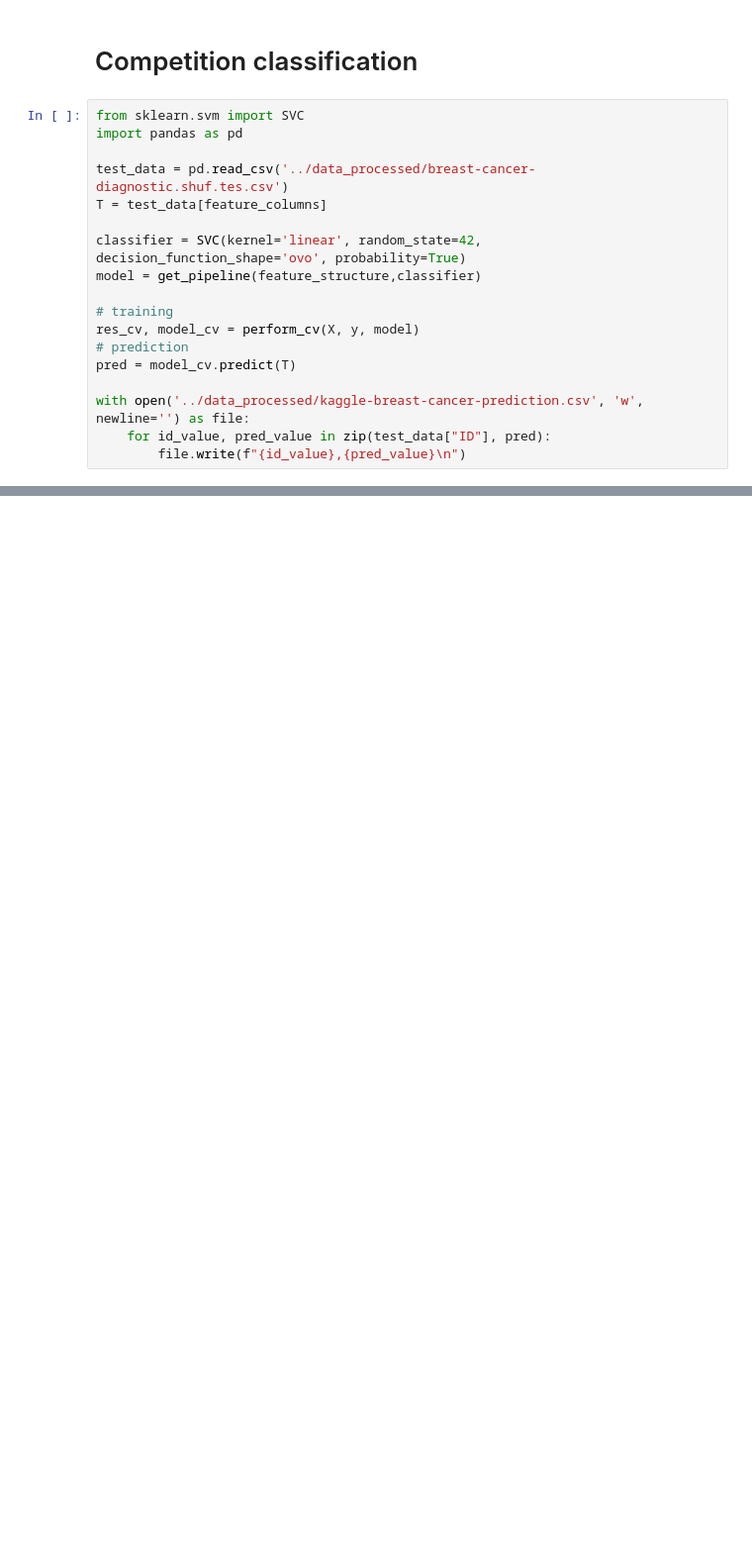
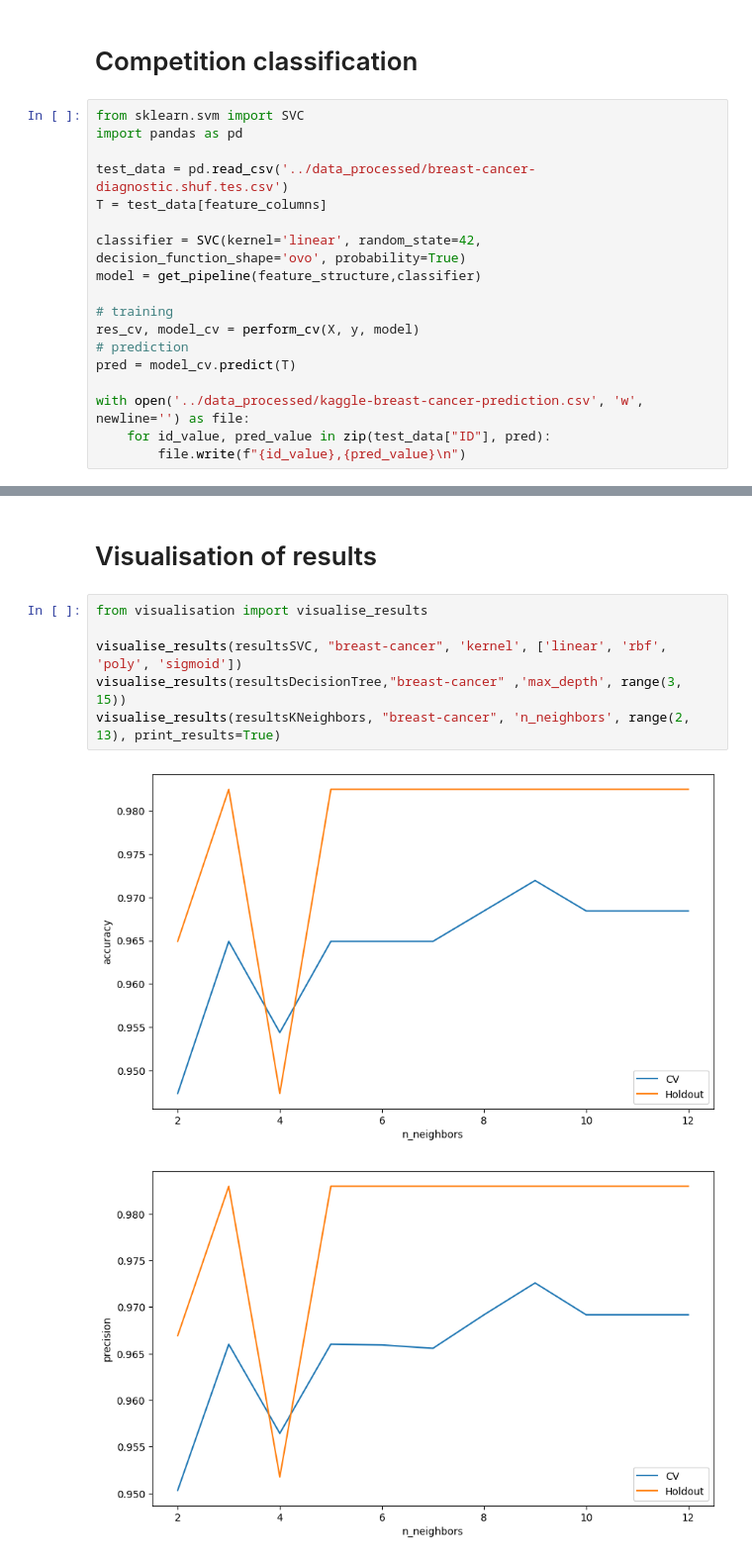
Before and after one commit to RabDou44/MachineLearning2024W, a Jupyter notebook: ass1/breast-cancer_modelling.ipynb, the cells around one changed output, grey strips where cells are left out. Shown at 99% size. Saved outputs shown, nothing was run; the diff lists cells and outputs as text; blank space fills up the shorter version.

```diff
--- a/ass1/breast-cancer_modelling.ipynb
+++ b/ass1/breast-cancer_modelling.ipynb
@@ -186,0 +194,11 @@ k=5 & 0.982 & 0.965 & 0.983 & 0.966 & 0.982 & 0.965 & 0.982 & 0.965 & 0.010 & 0.
+# %% [markdown]
+# Visualisation of results
+# %%
+from visualisation import visualise_results
+
+visualise_results(resultsSVC, "breast-cancer", 'kernel', ['linear', 'rbf', 'poly', 'sigmoid'])
+visualise_results(resultsDecisionTree,"breast-cancer" ,'max_depth', range(3, 15))
+visualise_results(resultsKNeighbors, "breast-cancer", 'n_neighbors', range(2, 13), print_results=True)
+# %% [output]
+[figure, added]
+[figure, added]
```
Also changed, not shown: parts of 10 cells of this notebook, 3 other files.
